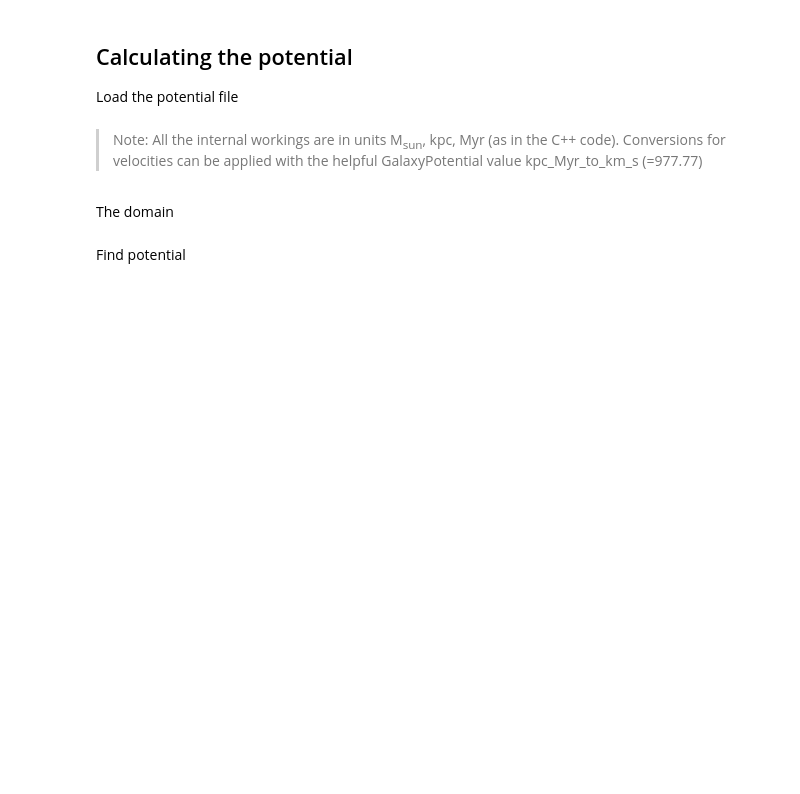
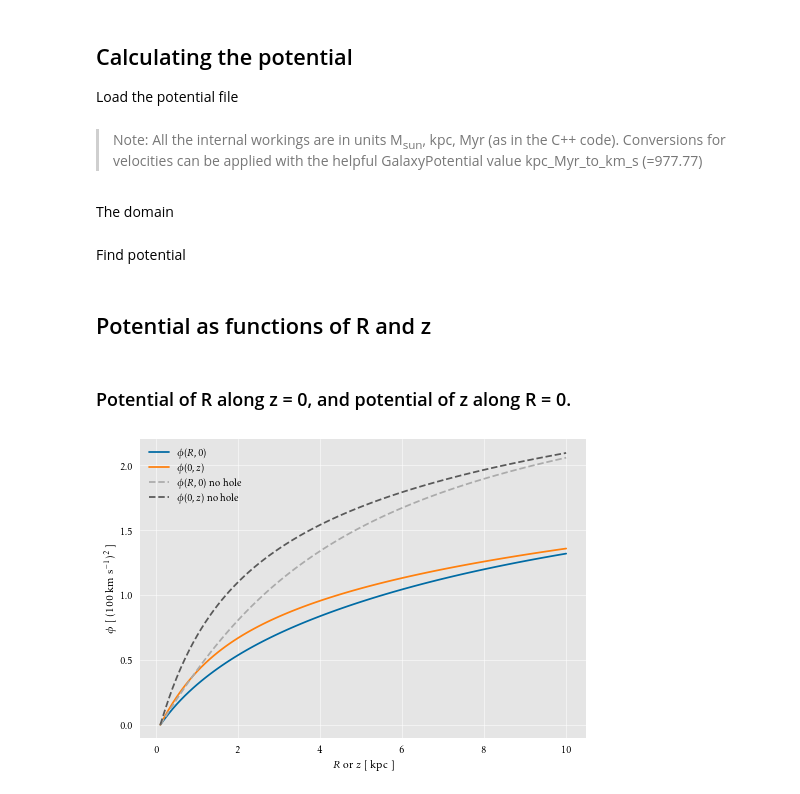
Before and after one commit to aywander/GalPot, a Jupyter notebook: GalPotPython_MWAGN.ipynb, the cells around one changed output. Drawn from its saved outputs; the diff is of its cells as text; code cells hidden in the pictures; blank space fills up the shorter version.

```diff
--- a/GalPotPython_MWAGN.ipynb
+++ b/GalPotPython_MWAGN.ipynb
@@ -85,6 +28,8 @@ Load the potential file
 # %%
 Phi = GalaxyPotential("pot/PJM17_best.Tpot")
 Phi_nh = GalaxyPotential("pot/PJM17_best_nohole.Tpot")
+vconv = Phi.kpc_Myr_to_km_s
+phi_plt_norm = vconv ** 2 / 1.e5
 # %% [markdown]
 > Note: All the internal workings are in units M<sub>sun</sub>, kpc, Myr (as in the C++ code).
 Conversions for velocities can be applied with the helpful GalaxyPotential value kpc_Myr_to_km_s (=977.77)
@@ -101,0 +52,23 @@ vconv = Phi.kpc_Myr_to_km_s
+# %% [markdown]
+## Potential as functions of R and z
+# %% [markdown]
+### Potential of R along z = 0, and potential of z along R = 0.
+# %%
+pot_r = Phi.Potential(R, z0) * phi_plt_norm
+pot_z = Phi.Potential(R0, z) * phi_plt_norm
+pot_r_nh = Phi_nh.Potential(R, z0) * phi_plt_norm
+pot_z_nh = Phi_nh.Potential(R0, z) * phi_plt_norm
+pot_r -= pot_r[0]
+pot_z -= pot_z[0]
+pot_r_nh -= pot_r_nh[0]
+pot_z_nh -= pot_z_nh[0]
+plt.plot(R, pot_r, label=r'$\phi(R, 0)$')
+plt.plot(z, pot_z, label=r'$\phi(0, z)$')
+plt.plot(R, pot_r_nh, '--', label=r'$\phi(R, 0)$ no hole')
+plt.plot(z, pot_z_nh, '--', label=r'$\phi(0, z)$ no hole')
+plt.xlabel(r'$R$ or $z$ [ kpc ]')
+plt.ylabel(r'$\phi$ [ (100 km s$^{-1}$)$^2$ ]')
+plt.legend()
+plt.show()
+# %% [output]
+[figure, added]
```
Also changed, not shown: parts of 21 cells of this notebook, 3 other files.
